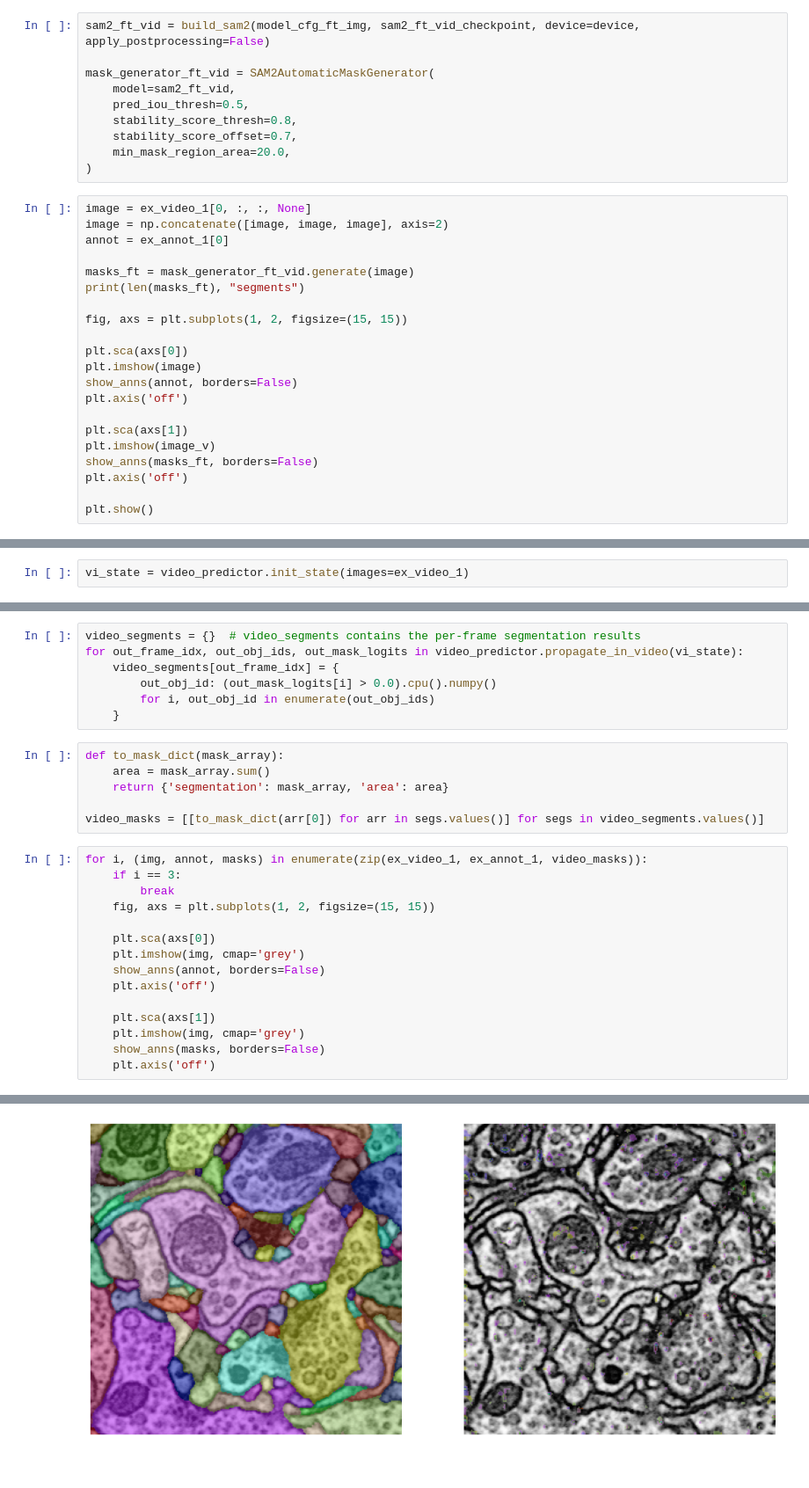
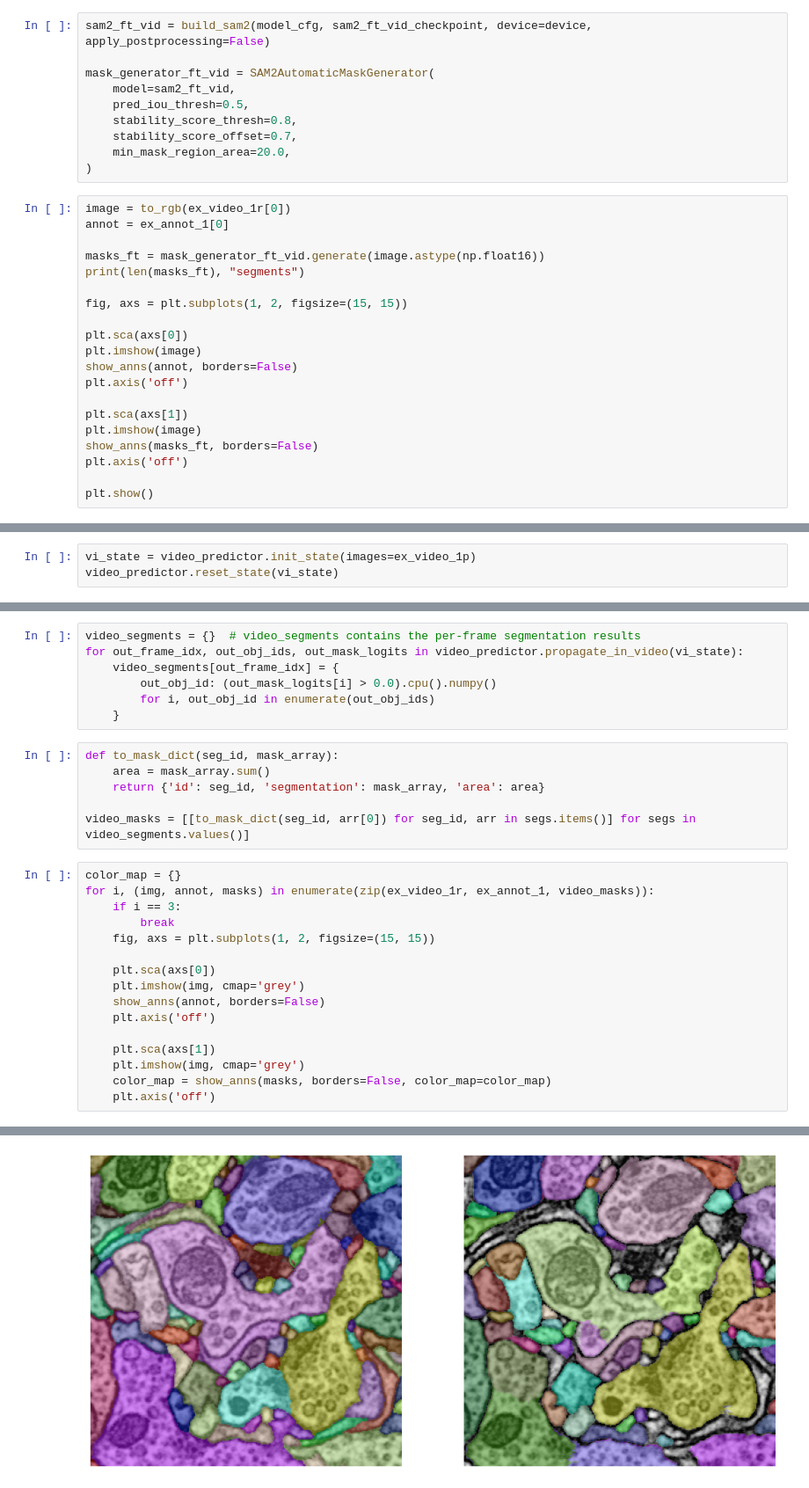
Before and after one commit to eschombu/segment-anything-2, a Jupyter notebook: wasp_em_fine_tuning/automatic_mask_video_wasp_sp3.ipynb, the cells around one changed output, grey strips where cells are left out. Shown at 88% size. Saved outputs shown, nothing was run; the diff lists cells and outputs as text.

```diff
--- a/wasp_em_fine_tuning/automatic_mask_video_wasp_sp3.ipynb
+++ b/wasp_em_fine_tuning/automatic_mask_video_wasp_sp3.ipynb
@@ -156,5 +171,5 @@ video_predictor = build_sam2_video_predictor(model_cfg_ft_vid, sam2_ft_vid_check
 # %%
-sam2_ft_vid = build_sam2(model_cfg_ft_img, sam2_ft_vid_checkpoint, device=device, apply_postprocessing=False)
+sam2_ft_vid = build_sam2(model_cfg, sam2_ft_vid_checkpoint, device=device, apply_postprocessing=False)
 
 mask_generator_ft_vid = SAM2AutomaticMaskGenerator(
     model=sam2_ft_vid,
@@ -164,11 +179,10 @@ mask_generator_ft_vid = SAM2AutomaticMaskGenerator(
     min_mask_region_area=20.0,
 )
 # %%
-image = ex_video_1[0, :, :, None]
-image = np.concatenate([image, image, image], axis=2)
+image = to_rgb(ex_video_1r[0])
 annot = ex_annot_1[0]
 
-masks_ft = mask_generator_ft_vid.generate(image)
+masks_ft = mask_generator_ft_vid.generate(image.astype(np.float16))
 print(len(masks_ft), "segments")
 
 fig, axs = plt.subplots(1, 2, figsize=(15, 15))
@@ -179,7 +193,7 @@ show_anns(annot, borders=False)
 plt.axis('off')
 
 plt.sca(axs[1])
-plt.imshow(image_v)
+plt.imshow(image)
 show_anns(masks_ft, borders=False)
 plt.axis('off')
 
@@ -190,5 +204,6 @@ plt.show()
 # %%
-vi_state = video_predictor.init_state(images=ex_video_1)
+vi_state = video_predictor.init_state(images=ex_video_1p)
+video_predictor.reset_state(vi_state)
 # %%
 for obj_id, mask_dict in enumerate(masks_ft):
     video_predictor.add_new_mask(vi_state, 0, obj_id, mask_dict['segmentation'])
@@ -200,13 +215,14 @@ for out_frame_idx, out_obj_ids, out_mask_logits in video_predictor.propagate_in_
         for i, out_obj_id in enumerate(out_obj_ids)
     }
 # %%
-def to_mask_dict(mask_array):
+def to_mask_dict(seg_id, mask_array):
     area = mask_array.sum()
-    return {'segmentation': mask_array, 'area': area}
+    return {'id': seg_id, 'segmentation': mask_array, 'area': area}
 
-video_masks = [[to_mask_dict(arr[0]) for arr in segs.values()] for segs in video_segments.values()]
+video_masks = [[to_mask_dict(seg_id, arr[0]) for seg_id, arr in segs.items()] for segs in video_segments.values()]
 # %%
-for i, (img, annot, masks) in enumerate(zip(ex_video_1, ex_annot_1, video_masks)):
+color_map = {}
+for i, (img, annot, masks) in enumerate(zip(ex_video_1r, ex_annot_1, video_masks)):
     if i == 3:
         break
     fig, axs = plt.subplots(1, 2, figsize=(15, 15))
@@ -218,6 +234,6 @@ for i, (img, annot, masks) in enumerate(zip(ex_video_1, ex_annot_1, video_masks)
 
     plt.sca(axs[1])
     plt.imshow(img, cmap='grey')
-    show_anns(masks, borders=False)
+    color_map = show_anns(masks, borders=False, color_map=color_map)
     plt.axis('off')
 # %% [output]
@@ -226 +242 @@ for i, (img, annot, masks) in enumerate(zip(ex_video_1, ex_annot_1, video_masks)
-[figure, old version]
+[figure, new version]
```
Also changed, not shown: parts of 9 cells of this notebook, 2 other files.
